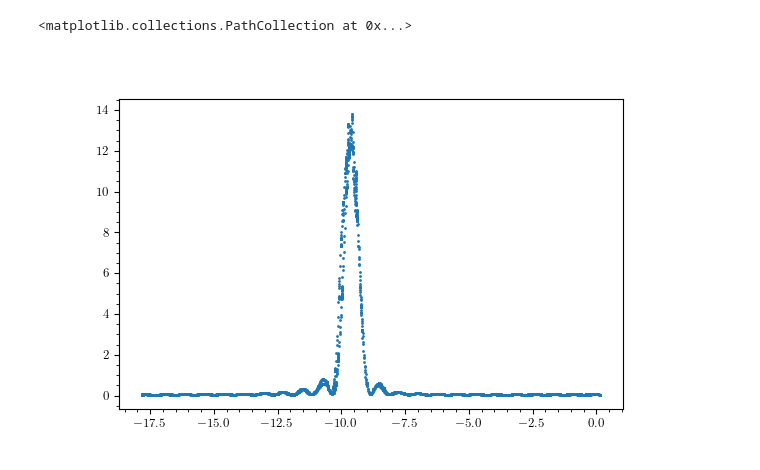
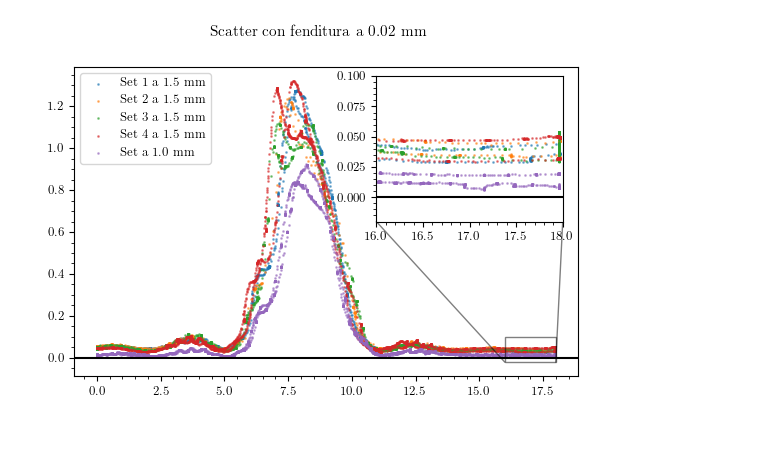
Before and after one commit to Vayxen/Lab2-Ottica-1, a Jupyter notebook: code/raw_graph.ipynb, the cells around one changed output. Cells and saved outputs as stored; diff of their text form; code cells hidden in the pictures; blank space fills up the shorter version.

```diff
--- a/code/raw_graph.ipynb
+++ b/code/raw_graph.ipynb
@@ -1,4 +1,6 @@
 # %%
+import re
+import os
 from os import path
 
 import numpy as np
@@ -31,14 +33,7 @@ mpl.rcParams.update({
     "ytick.labelsize": 9,
     # High resolution .png
     "savefig.dpi": 600,
+    "savefig.bbox": "tight",
     # Default image size
     "figure.figsize": graph.size(width),
 })
-# %%
-df = pd.read_csv(
-    path.join(data_path, "raw", "Florinda 0.08 1.5.tsv"),
-    sep='\t',
-    engine='python',
-)
-
-df
@@ -59,6 +39,0 @@ df
-# %%
-fig, ax = plt.subplots(1, 1)
-ax.scatter(df.y, df.I, s=1)
-# %% [output]
-<matplotlib.collections.PathCollection at 0x...>
-[figure, removed]
@@ -64,0 +105,34 @@ ax.scatter(df.y, df.I, s=1)
+# %%
+fig, ax = plt.subplots(1, 1)
+fig.suptitle(f"Scatter con fenditura a {slit_name} mm", fontsize=11)
+
+for i, df in enumerate(dfs_15):
+    ax.scatter(df.y, df.I, s=1, alpha = 0.5, label=f"Set {i+1} a 1.5 mm")
+for df in dfs_10:
+    ax.scatter(df.y, df.I, s=1, alpha = 0.5, label=f"Set a 1.0 mm")
+for df in dfs_05:
+    ax.scatter(df.y, df.I, s=1, alpha = 0.5, label=f"Set a 0.5 mm")
+
+xlim = ax.get_xlim()
+ax.plot(xlim, [0, 0], c="black")
+
+ax_noise = ax.inset_axes([0.6, 0.5, 0.37, 0.47])
+ax_noise.set_xlim(16, 18)
+ax_noise.set_ylim(-0.02, 0.1)
+ax.indicate_inset_zoom(ax_noise, edgecolor="black")
+
+for i, df in enumerate(dfs_15):
+    ax_noise.scatter(df.y, df.I, s=1, alpha = 0.5, label=f"Set {i+1} a 1.5 mm")
+for df in dfs_10:
+    ax_noise.scatter(df.y, df.I, s=1, alpha = 0.5, label=f"Set a 1.0 mm")
+for df in dfs_05:
+    ax_noise.scatter(df.y, df.I, s=1, alpha = 0.5, label=f"Set a 0.5 mm")
+
+ax_noise.plot(xlim, [0, 0], c="black")
+
+ax.legend()
+ax.set_xlim(xlim)
+
+fig.savefig(path.join(graph_path, f"scatter_{slit_name}.png"))
+# %% [output]
+[figure, added]
```
Also changed, not shown: parts of 3 cells of this notebook, 17 other files.
